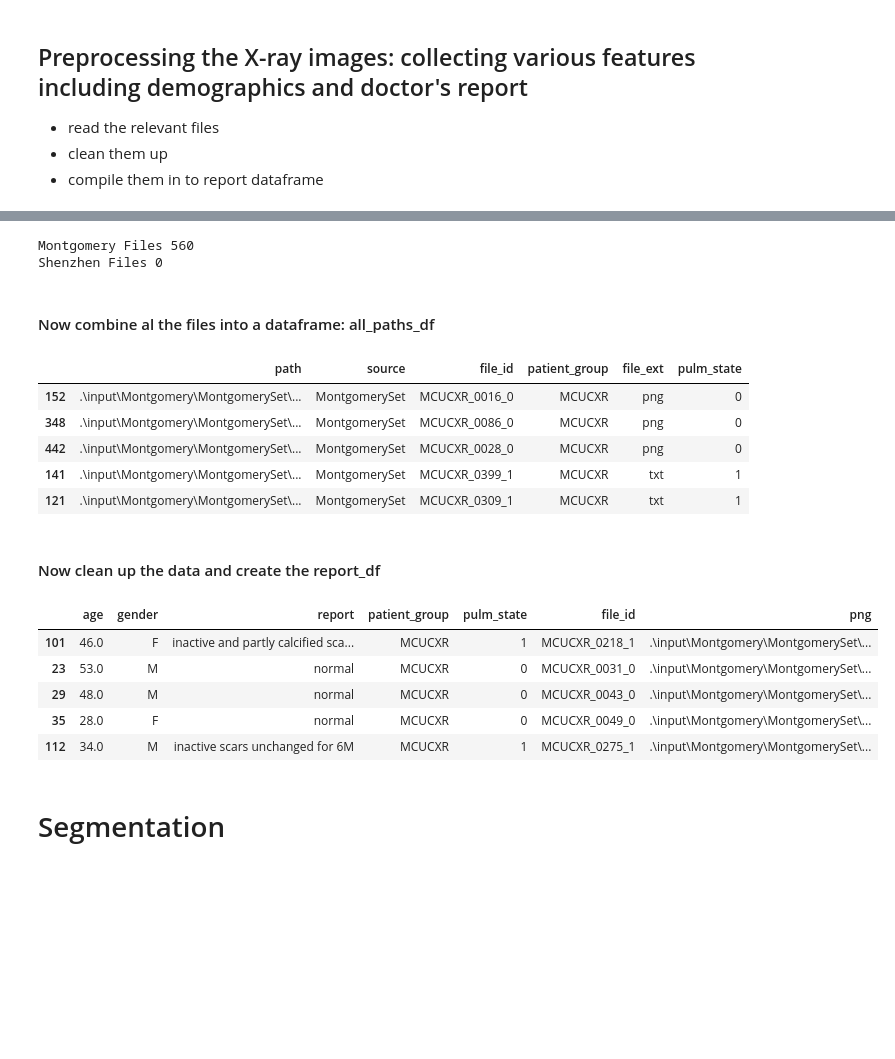
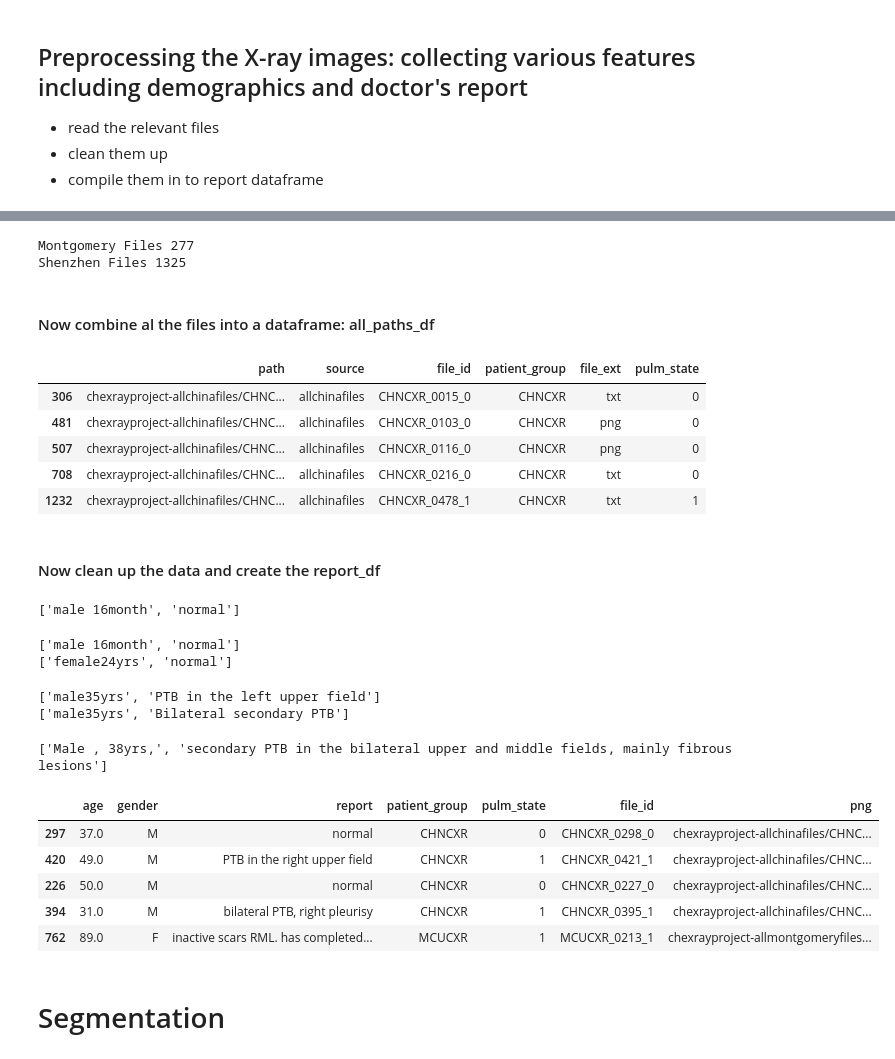
Before and after one commit to namarsha/latestchexpert, a Jupyter notebook: Segmentation_clean_out-of-memory-augmentation-masked_xrays.ipynb, the cells around one changed output, grey strips where cells are left out. Drawn from its saved outputs; the diff is of its cells as text; code cells hidden in the pictures; blank space fills up the shorter version.

```diff
--- a/Segmentation_clean_out-of-memory-augmentation-masked_xrays.ipynb
+++ b/Segmentation_clean_out-of-memory-augmentation-masked_xrays.ipynb
@@ -93,6 +127,6 @@ ModuleNotFoundError: No module named 's3fs'
 # %%
 #get all the China set files
-if RUNNING_ON_AWS == False
+if RUNNING_ON_AWS == False:
     shen_dir = ".\\input\\ChinaSet_AllFiles\\ChinaSet_AllFiles\\"
     shen_paths = []
     for filename in glob.iglob(shen_dir + "**/*", recursive=True):
@@ -111,8 +145,8 @@ if RUNNING_ON_AWS == True:
 print('Montgomery Files', len(mont_paths))
 print('Shenzhen Files', len(shen_paths))
 # %% [output]
-Montgomery Files 560
-Shenzhen Files 0
+Montgomery Files 277
+Shenzhen Files 1325
 # %% [markdown]
 #### Now combine al the files into a dataframe: all_paths_df
 # %%
@@ -130,11 +164,11 @@ all_paths_df['pulm_state']  = all_paths_df['file_id'].map(lambda x: int(x.split(
 all_paths_df.sample(5)
 # %% [output]
 |  | path | source | file_id | patient_group | file_ext | pulm_state |
-| 152 | .\input\Montgomery\MontgomerySet\... | MontgomerySet | MCUCXR_0016_0 | MCUCXR | png | 0 |
-| 348 | .\input\Montgomery\MontgomerySet\... | MontgomerySet | MCUCXR_0086_0 | MCUCXR | png | 0 |
-| 442 | .\input\Montgomery\MontgomerySet\... | MontgomerySet | MCUCXR_0028_0 | MCUCXR | png | 0 |
-| 141 | .\input\Montgomery\MontgomerySet\... | MontgomerySet | MCUCXR_0399_1 | MCUCXR | txt | 1 |
-| 121 | .\input\Montgomery\MontgomerySet\... | MontgomerySet | MCUCXR_0309_1 | MCUCXR | txt | 1 |
+| 306 | chexrayproject-allchinafiles/CHNC... | allchinafiles | CHNCXR_0015_0 | CHNCXR | txt | 0 |
+| 481 | chexrayproject-allchinafiles/CHNC... | allchinafiles | CHNCXR_0103_0 | CHNCXR | png | 0 |
+| 507 | chexrayproject-allchinafiles/CHNC... | allchinafiles | CHNCXR_0116_0 | CHNCXR | png | 0 |
+| 708 | chexrayproject-allchinafiles/CHNC... | allchinafiles | CHNCXR_0216_0 | CHNCXR | txt | 0 |
+| 1232 | chexrayproject-allchinafiles/CHNC... | allchinafiles | CHNCXR_0478_1 | CHNCXR | txt | 1 |
 # %% [markdown]
 #### Now clean up the data and create the report_df
 # %%
@@ -144,7 +178,7 @@ clean_patients_df = all_paths_df.pivot_table(index = ['patient_group', 'pulm_sta
 clean_patients_df.sample(5)
 from warnings import warn
 def report_to_dict(in_path):
-    with open(in_path, 'r') as f:
+    with fs.open(in_path, 'r') as f:
         all_lines = [x.strip() for x in f.read().split('\n')]
     info_dict = {}
     try:
@@ -153,38 +187,44 @@ def report_to_dict(in_path):
             info_dict['gender'] = all_lines[0].split(':')[-1].strip()
             info_dict['report'] = ' '.join(all_lines[2:]).strip()
         else:
             info_dict['age'] = all_lines[0].split(' ')[-1].replace('yrs', '').replace('yr', '')
             info_dict['gender'] = all_lines[0].split(' ')[0].strip()
             info_dict['report'] = ' '.join(all_lines[1:]).strip()
 
         info_dict['gender'] = info_dict['gender'].upper().replace('FEMALE', 'F').replace('MALE', 'M').replace('FEMAL', 'F')[0:1]
         if 'month' in info_dict.get('age', ''):
             info_dict.pop('age') # invalid
         if 'day' in info_dict.get('age', ''):
             info_dict.pop('age') # invalid
         elif len(info_dict.get('age',''))>0:
             info_dict['age'] = float(info_dict['age'])
         else:
             info_dict.pop('age')
         return info_dict
     except Exception as e:
         print(all_lines)
         warn(str(e), RuntimeWarning)
         return {}
 if RUNNING_ON_AWS == False:
     report_df = pd.DataFrame([dict(**report_to_dict(c_row.pop('txt')), **c_row)
                   for  _, c_row in clean_patients_df.iterrows()])
 else:
     report_df = pd.DataFrame([dict(**report_to_dict('s3://' + c_row.pop('txt')), **c_row)
               for  _, c_row in clean_patients_df.iterrows()])
 report_df.sample(5)
 # %% [output]
+['male 16month', 'normal']
+['male 16month', 'normal']
+['female24yrs', 'normal']
+['male35yrs', 'PTB in the left upper field']
+['male35yrs', 'Bilateral secondary PTB']
+['Male , 38yrs,', 'secondary PTB in the bilateral upper and middle fields, mainly fibrous  lesions']
 |  | age | gender | report | patient_group | pulm_state | file_id | png |
-| 101 | 46.0 | F | inactive and partly calcified sca... | MCUCXR | 1 | MCUCXR_0218_1 | .\input\Montgomery\MontgomerySet\... |
-| 23 | 53.0 | M | normal | MCUCXR | 0 | MCUCXR_0031_0 | .\input\Montgomery\MontgomerySet\... |
-| 29 | 48.0 | M | normal | MCUCXR | 0 | MCUCXR_0043_0 | .\input\Montgomery\MontgomerySet\... |
-| 35 | 28.0 | F | normal | MCUCXR | 0 | MCUCXR_0049_0 | .\input\Montgomery\MontgomerySet\... |
-| 112 | 34.0 | M | inactive scars unchanged for 6M | MCUCXR | 1 | MCUCXR_0275_1 | .\input\Montgomery\MontgomerySet\... |
+| 297 | 37.0 | M | normal | CHNCXR | 0 | CHNCXR_0298_0 | chexrayproject-allchinafiles/CHNC... |
+| 420 | 49.0 | M | PTB in the right upper field | CHNCXR | 1 | CHNCXR_0421_1 | chexrayproject-allchinafiles/CHNC... |
+| 226 | 50.0 | M | normal | CHNCXR | 0 | CHNCXR_0227_0 | chexrayproject-allchinafiles/CHNC... |
+| 394 | 31.0 | M | bilateral PTB, right pleurisy | CHNCXR | 1 | CHNCXR_0395_1 | chexrayproject-allchinafiles/CHNC... |
+| 762 | 89.0 | F | inactive scars RML. has completed... | MCUCXR | 1 | MCUCXR_0213_1 | chexrayproject-allmontgomeryfiles... |
 # %% [markdown]
 # Segmentation
 # %%
```
Also changed, not shown: parts of 7 cells of this notebook.
